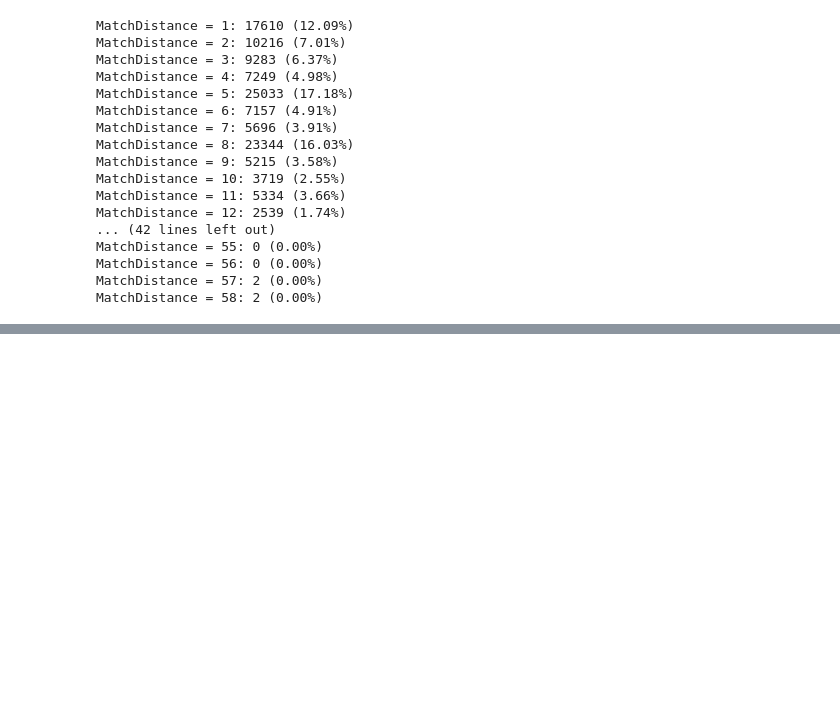
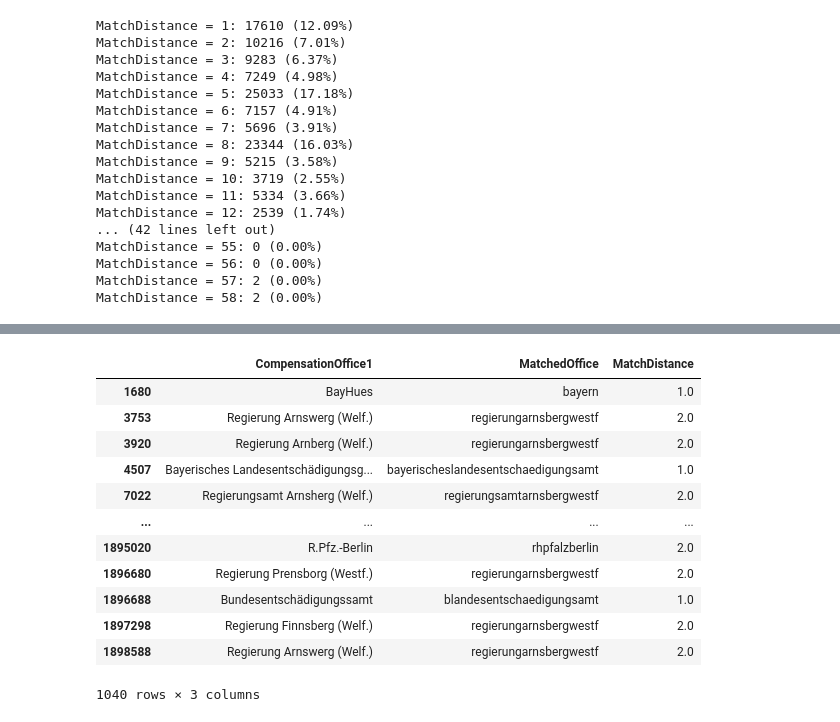
Before and after one commit to BennetHan/compensation-office-analysis, a Jupyter notebook: compensation-office-analysis.ipynb, the cells around one changed output, grey strips where cells are left out. Cells and saved outputs as stored; diff of their text form; code cells hidden in the pictures; blank space fills up the shorter version.

```diff
--- a/compensation-office-analysis.ipynb
+++ b/compensation-office-analysis.ipynb
@@ -303,0 +539,16 @@ df_nomatches.sort_values('MatchDistance', ascending=True).to_excel('compensation
+# %%
+df_matches_token_swap[df_matches_token_swap['MatchDistance'].isin([1, 2])]
+# %% [output]
+|  | CompensationOffice1 | MatchedOffice | MatchDistance |
+| 1680 | BayHues | bayern | 1.0 |
+| 3753 | Regierung Arnswerg (Welf.) | regierungarnsbergwestf | 2.0 |
+| 3920 | Regierung Arnberg (Welf.) | regierungarnsbergwestf | 2.0 |
+| 4507 | Bayerisches Landesentschädigungsg... | bayerischeslandesentschaedigungsamt | 1.0 |
+| 7022 | Regierungsamt Arnsherg (Welf.) | regierungsamtarnsbergwestf | 2.0 |
+| ... | ... | ... | ... |
+| 1895020 | R.Pfz.-Berlin | rhpfalzberlin | 2.0 |
+| 1896680 | Regierung Prensborg (Westf.) | regierungarnsbergwestf | 2.0 |
+| 1896688 | Bundesentschädigungssamt | blandesentschaedigungsamt | 1.0 |
+| 1897298 | Regierung Finnsberg (Welf.) | regierungarnsbergwestf | 2.0 |
+| 1898588 | Regierung Arnswerg (Welf.) | regierungarnsbergwestf | 2.0 |
+1040 rows × 3 columns
```
Also changed, not shown: parts of 16 cells of this notebook, 1 other file.
